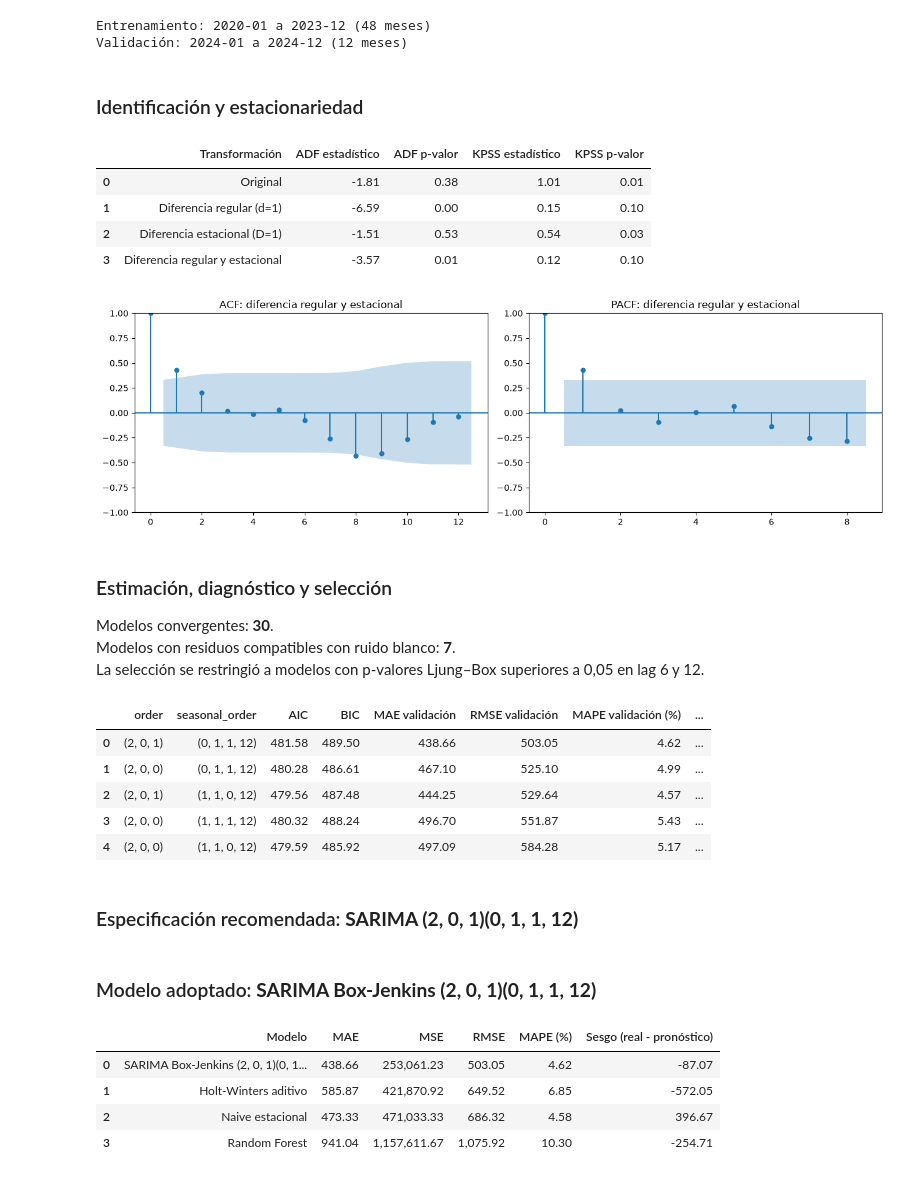
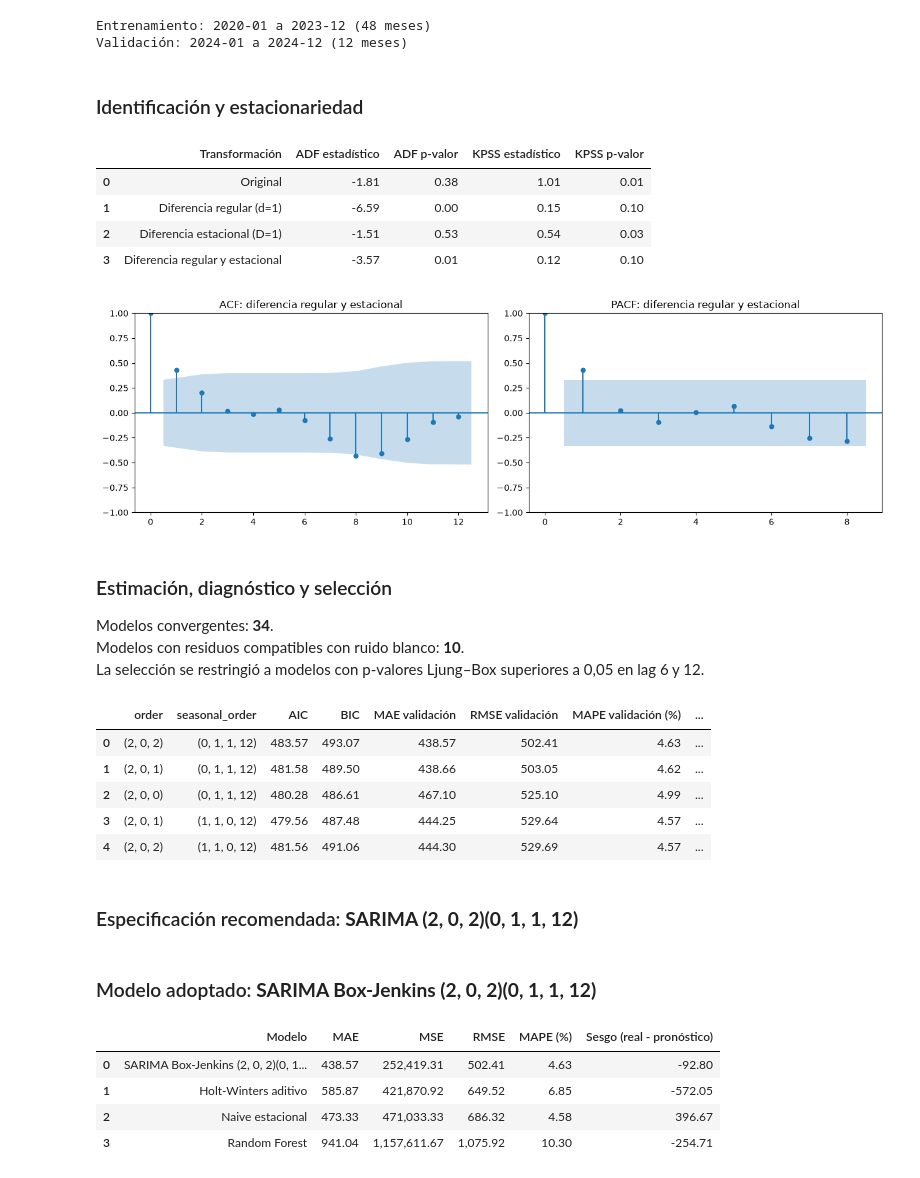
Before and after one commit to JavierLartundoUSS/Proyecto-Gesti-n-de-Operaci-n-Grupo-1, a Jupyter notebook: Grupo1-Gestión-Operaciones.ipynb, the cells around one changed output. Cells and saved outputs as stored; diff of their text form; code cells hidden in the pictures.

```diff
--- a/Grupo1-Gestión-Operaciones.ipynb
+++ b/Grupo1-Gestión-Operaciones.ipynb
@@ -240,7 +240,7 @@ plt.show()
 candidatos_sarima = [
     ((p, 0, q), (P, 1, Q, PERIODO_ESTACIONAL))
     for p, q, P, Q in product(range(3), range(3), range(2), range(2))
-    if p + q + P + Q <= 4
+    if p + q + P + Q <= 5
 ]
 resultados_box_jenkins = []
 
@@ -343,41 +343,41 @@ display(Markdown(
 columnas_resultado = [
     "order",
     "seasonal_order",
     "AIC",
     "BIC",
     "MAE validación",
     "RMSE validación",
     "MAPE validación (%)",
     "Sesgo validación",
     "LB p-valor lag 6",
     "LB p-valor lag 12",
     "Residuos compatibles con ruido blanco",
 ]
 display(ranking_box_jenkins[columnas_resultado].head(5).round(4))
 
 display(Markdown(
     f"### Especificación recomendada: **SARIMA "
     f"{order_bj}{seasonal_order_bj}**"
 ))
 # %% [output]
 ### Identificación y estacionariedad
 |  | Transformación | ADF estadístico | ADF p-valor | KPSS estadístico | KPSS p-valor |
 | 0 | Original | -1.81 | 0.38 | 1.01 | 0.01 |
 | 1 | Diferencia regular (d=1) | -6.59 | 0.00 | 0.15 | 0.10 |
 | 2 | Diferencia estacional (D=1) | -1.51 | 0.53 | 0.54 | 0.03 |
 | 3 | Diferencia regular y estacional | -3.57 | 0.01 | 0.12 | 0.10 |
 [figure]
 ### Estimación, diagnóstico y selección
-Modelos convergentes: **30**.
-Modelos con residuos compatibles con ruido blanco: **7**.
+Modelos convergentes: **34**.
+Modelos con residuos compatibles con ruido blanco: **10**.
 La selección se restringió a modelos con p-valores Ljung–Box superiores a 0,05 en lag 6 y 12.
 |  | order | seasonal_order | AIC | BIC | MAE validación | RMSE validación | MAPE validación (%) | ... |
-| 0 | (2, 0, 1) | (0, 1, 1, 12) | 481.58 | 489.50 | 438.66 | 503.05 | 4.62 | ... |
-| 1 | (2, 0, 0) | (0, 1, 1, 12) | 480.28 | 486.61 | 467.10 | 525.10 | 4.99 | ... |
-| 2 | (2, 0, 1) | (1, 1, 0, 12) | 479.56 | 487.48 | 444.25 | 529.64 | 4.57 | ... |
-| 3 | (2, 0, 0) | (1, 1, 1, 12) | 480.32 | 488.24 | 496.70 | 551.87 | 5.43 | ... |
-| 4 | (2, 0, 0) | (1, 1, 0, 12) | 479.59 | 485.92 | 497.09 | 584.28 | 5.17 | ... |
+| 0 | (2, 0, 2) | (0, 1, 1, 12) | 483.57 | 493.07 | 438.57 | 502.41 | 4.63 | ... |
+| 1 | (2, 0, 1) | (0, 1, 1, 12) | 481.58 | 489.50 | 438.66 | 503.05 | 4.62 | ... |
+| 2 | (2, 0, 0) | (0, 1, 1, 12) | 480.28 | 486.61 | 467.10 | 525.10 | 4.99 | ... |
+| 3 | (2, 0, 1) | (1, 1, 0, 12) | 479.56 | 487.48 | 444.25 | 529.64 | 4.57 | ... |
+| 4 | (2, 0, 2) | (1, 1, 0, 12) | 481.56 | 491.06 | 444.30 | 529.69 | 4.57 | ... |
-### Especificación recomendada: **SARIMA (2, 0, 1)(0, 1, 1, 12)**
+### Especificación recomendada: **SARIMA (2, 0, 2)(0, 1, 1, 12)**
 # %%
 preds = {}
 
@@ -460,9 +460,9 @@ display(Markdown(
 ))
 display(tabla_metricas.round(2))
 # %% [output]
-### Modelo adoptado: **SARIMA Box-Jenkins (2, 0, 1)(0, 1, 1, 12)**
+### Modelo adoptado: **SARIMA Box-Jenkins (2, 0, 2)(0, 1, 1, 12)**
 |  | Modelo | MAE | MSE | RMSE | MAPE (%) | Sesgo (real - pronóstico) |
-| 0 | SARIMA Box-Jenkins (2, 0, 1)(0, 1... | 438.66 | 253,061.23 | 503.05 | 4.62 | -87.07 |
+| 0 | SARIMA Box-Jenkins (2, 0, 2)(0, 1... | 438.57 | 252,419.31 | 502.41 | 4.63 | -92.80 |
 | 1 | Holt-Winters aditivo | 585.87 | 421,870.92 | 649.52 | 6.85 | -572.05 |
 | 2 | Naive estacional | 473.33 | 471,033.33 | 686.32 | 4.58 | 396.67 |
 | 3 | Random Forest | 941.04 | 1,157,611.67 | 1,075.92 | 10.30 | -254.71 |
```
Also changed, not shown: parts of 3 cells of this notebook, 4 other files.
